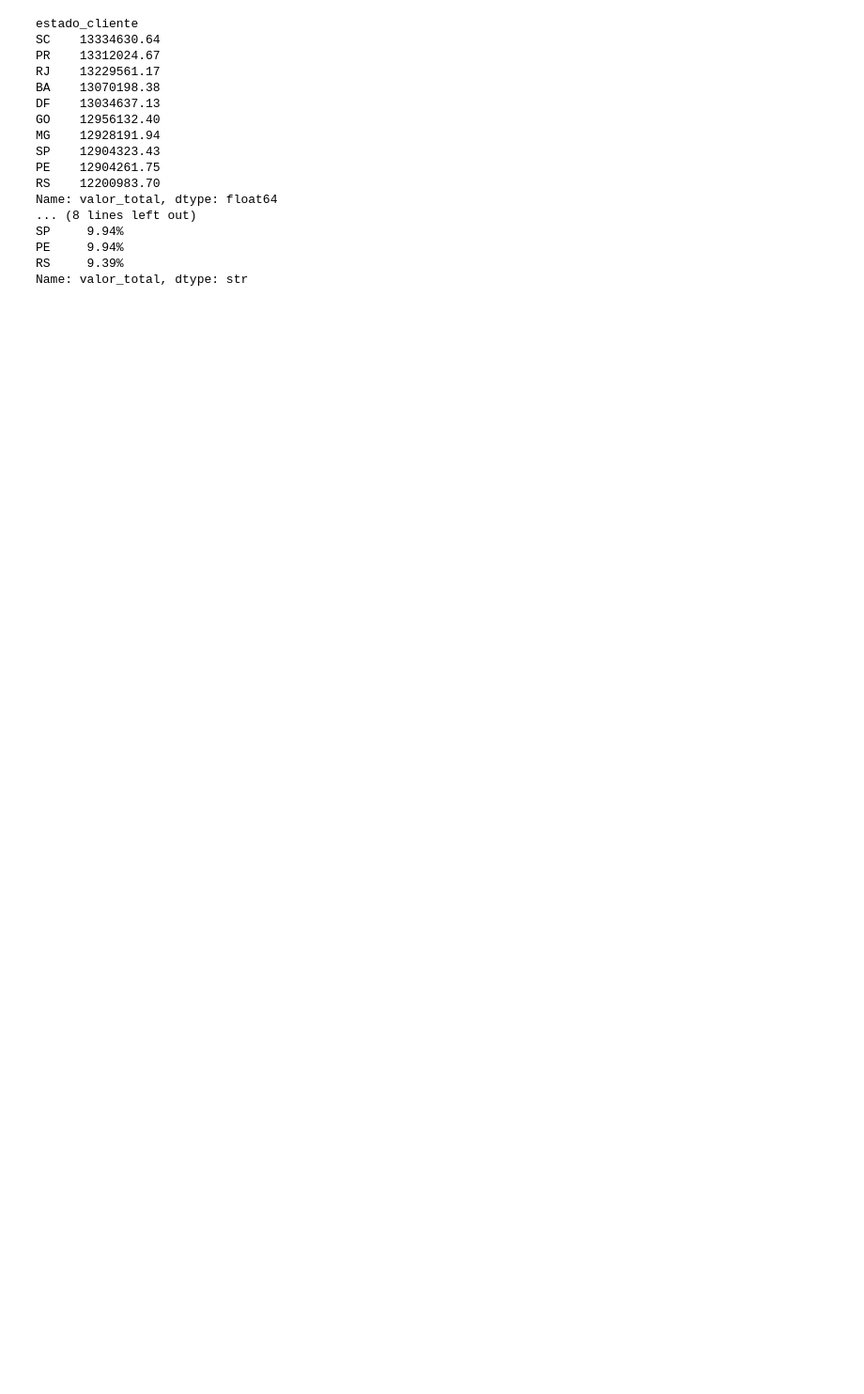
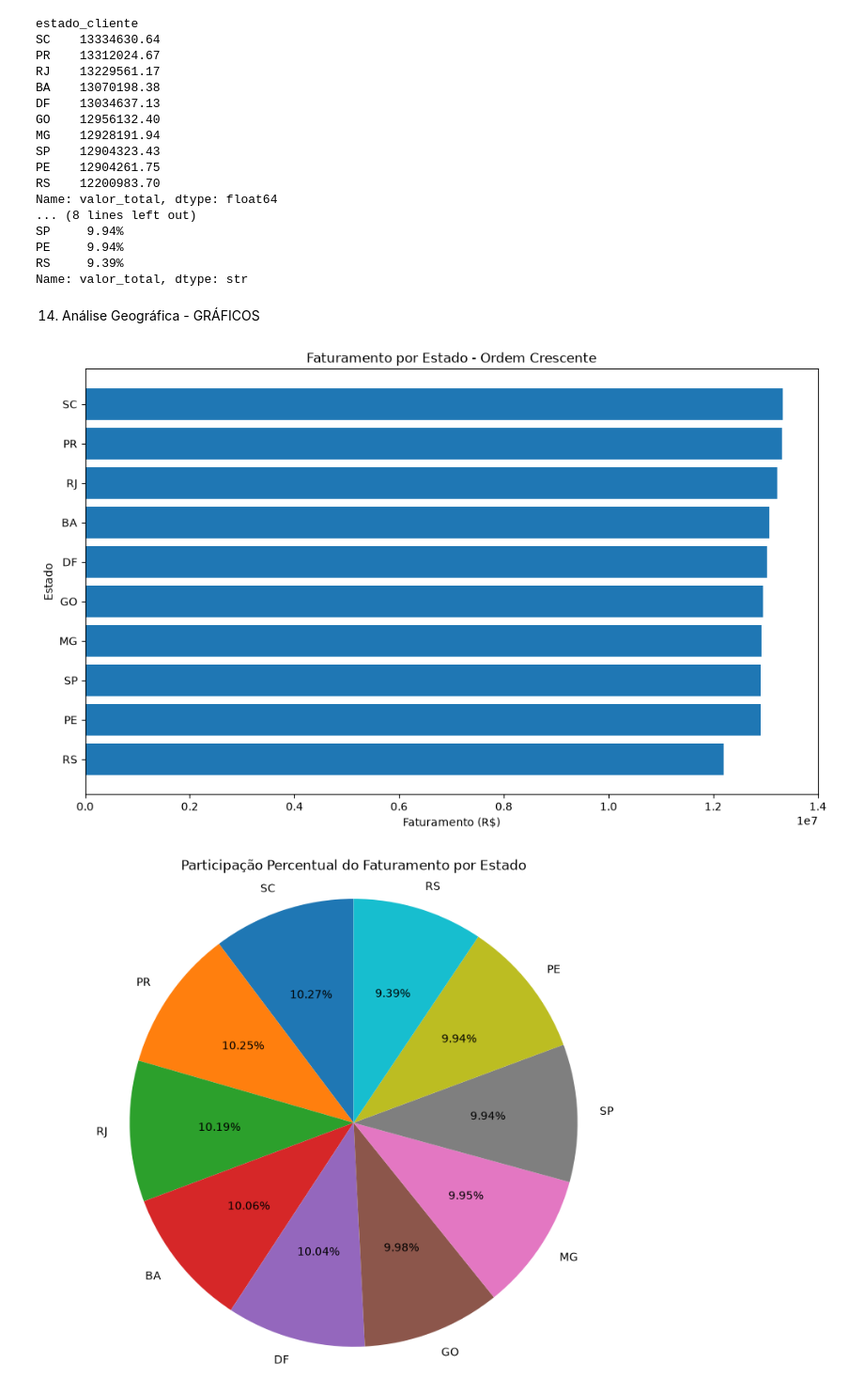
Before and after one commit to brunokisesenai/projeto_com_jupyter, a Jupyter notebook: projeto_final/Projeto_Final.ipynb, the cells around one changed output. Shown at 94% size. Drawn from its saved outputs; the diff is of its cells as text; code cells hidden in the pictures; blank space fills up the shorter version.

```diff
--- a/projeto_final/Projeto_Final.ipynb
+++ b/projeto_final/Projeto_Final.ipynb
@@ -399,3 +433,40 @@ SP     9.94%
 PE     9.94%
 RS     9.39%
 Name: valor_total, dtype: str
+# %% [markdown]
+14. Análise Geográfica - GRÁFICOS
+# %%
+regioes_crescente = regioes.sort_values(ascending=True)
+
+plt.figure(figsize=(12, 7))
+
+plt.barh(
+    regioes_crescente.index,
+    regioes_crescente.values
+)
+
+plt.xlabel("Faturamento (R$)")
+plt.ylabel("Estado")
+plt.title("Faturamento por Estado - Ordem Crescente")
+
+plt.show()
+
+
+
+
+plt.figure(figsize=(10, 8))
+
+plt.pie(
+    regioes_percentual.values,
+    labels=regioes_percentual.index,
+    autopct="%1.2f%%",
+    startangle=90
+)
+
+plt.title("Participação Percentual do Faturamento por Estado")
+plt.axis("equal")
+
+plt.show()
+# %% [output]
+[figure, added]
+[figure, added]
```
Also changed, not shown: parts of 6 cells of this notebook.
